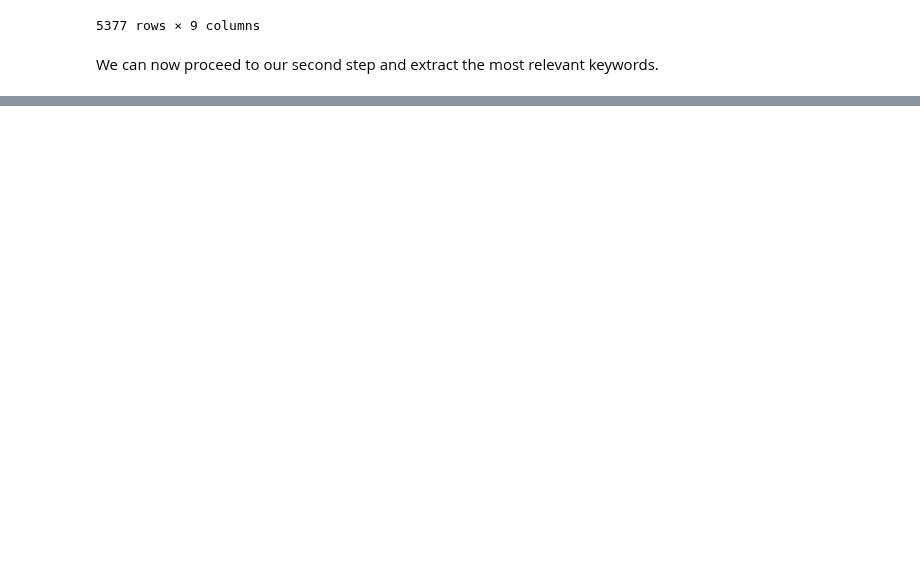
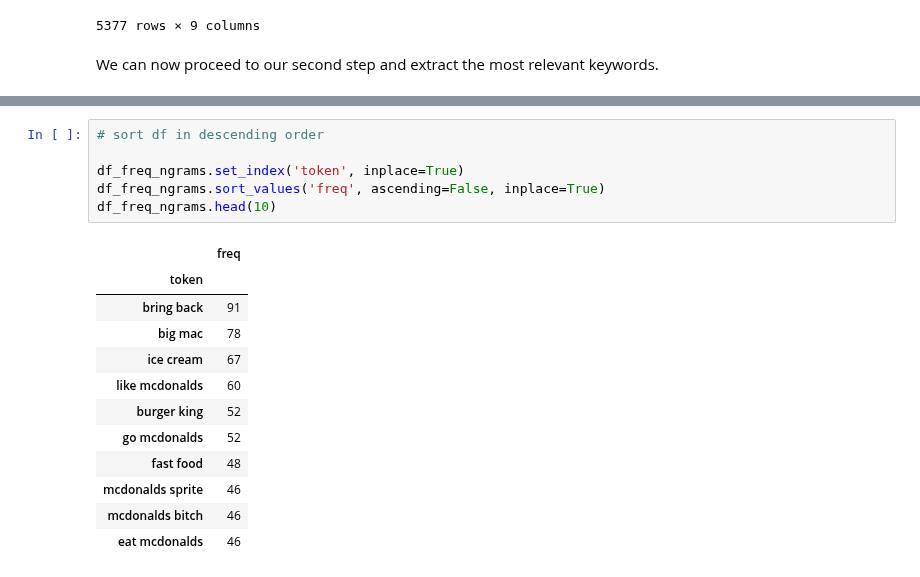
Before and after one commit to polltter/share, a Jupyter notebook: notebooks/kw_extraction.ipynb, the cells around one changed output, grey strips where cells are left out. Saved outputs shown, nothing was run; the diff lists cells and outputs as text; blank space fills up the shorter version.

```diff
--- a/notebooks/kw_extraction.ipynb
+++ b/notebooks/kw_extraction.ipynb
@@ -434,0 +410,19 @@ wordcloud(df_freq['tfidf'], title='TF-IDF', additional_stopwords=add_stop)
+# %%
+# sort df in descending order
+
+df_freq_ngrams.set_index('token', inplace=True)
+df_freq_ngrams.sort_values('freq', ascending=False, inplace=True)
+df_freq_ngrams.head(10)
+# %% [output]
+|  | freq |
+| token |  |
+| bring back | 91 |
+| big mac | 78 |
+| ice cream | 67 |
+| like mcdonalds | 60 |
+| burger king | 52 |
+| go mcdonalds | 52 |
+| fast food | 48 |
+| mcdonalds sprite | 46 |
+| mcdonalds bitch | 46 |
+| eat mcdonalds | 46 |
```
Also changed, not shown: parts of 71 cells of this notebook.
